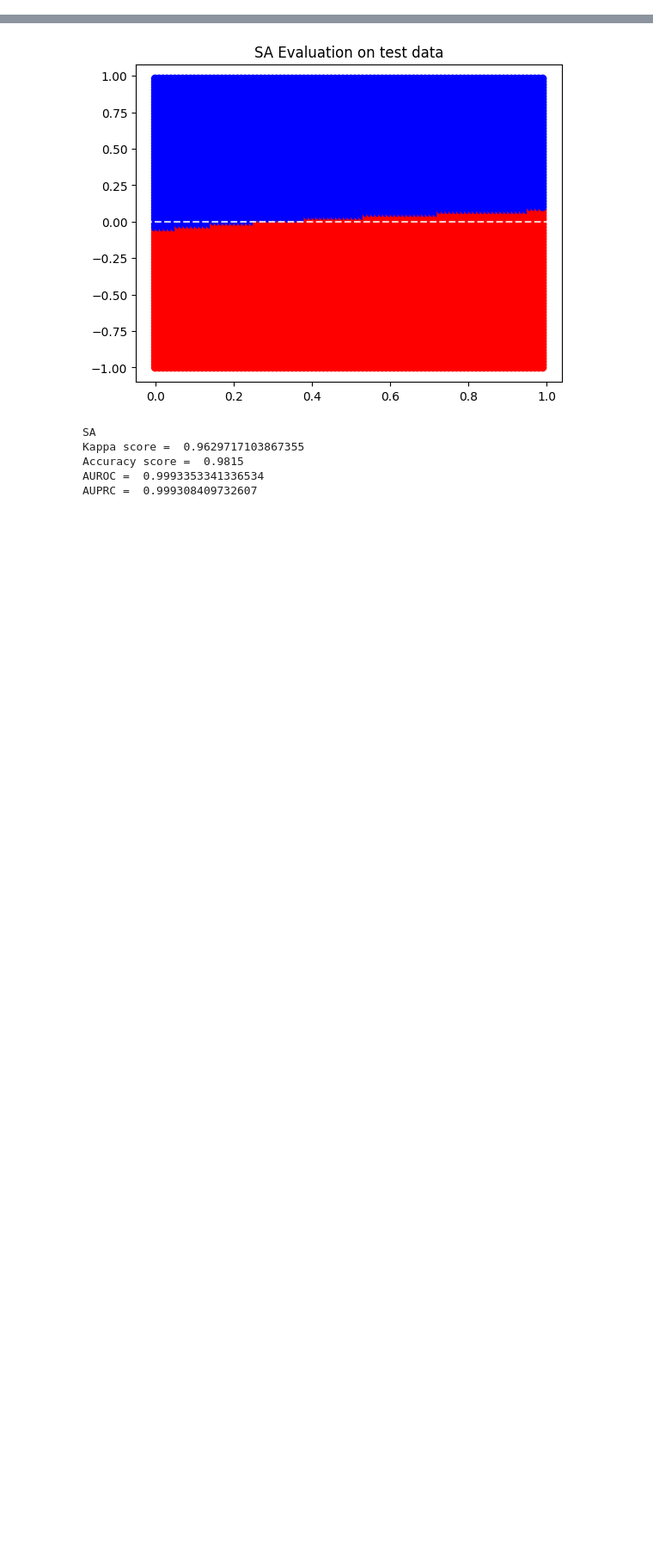
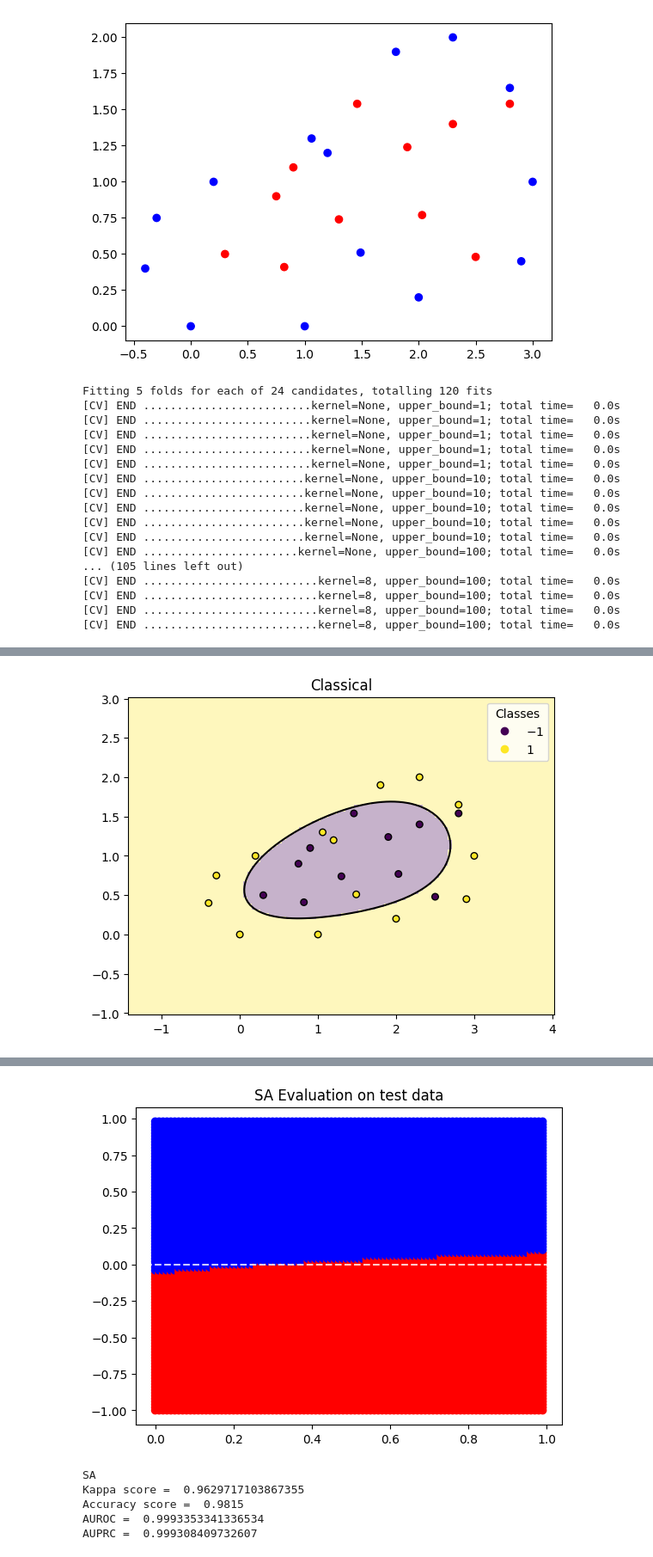
Before and after one commit to oliverszal/CML_benchmarks, a Jupyter notebook: SVM.ipynb, the cells around one changed output, grey strips where cells are left out. Shown at 86% size. Cells and saved outputs as stored; diff of their text form; code cells hidden in the pictures; blank space fills up the shorter version.

```diff
--- a/SVM.ipynb
+++ b/SVM.ipynb
@@ -533,0 +9,72 @@ kernel = gauss_kernel(1)
+# %%
+vectors = np.array([
+    [0,0],
+    [1,0],
+    [2,0.2],
+    [3,1],
+    [2.3,2],
+    [1.8,1.9],
+    [1.2,1.2],
+    [0.2,1],
+    [-0.4,0.4],
+    [1.49, 0.51],
+    [2.9,0.45],
+    [1.06,1.3],
+    [-0.3,0.75],
+    [2.8,1.65],
+    [1.46, 1.54],
+    [0.3,0.5],
+    [0.75,0.9],
+    [0.9,1.1],
+    [0.82,0.41],
+    [1.9,1.24],
+    [2.3,1.4],
+    [2.5,0.48],
+    [2.8,1.54],
+    [2.03, 0.77],
+    [1.3, 0.74]
+])
+N = len(vectors)
+num_blues = 14
+labels = np.append(np.ones(num_blues), - np.ones(N-num_blues))
+x, y = np.transpose(vectors)
+plt.scatter(x,y, c=['blue' if labels[i] > 0 else 'red' for i in range(N)])
+plt.show()
+
+cparam_grid = {'upper_bound':[1,10,100], 'kernel':[None,1/8,1/4,1/2,1,2,4,8]}
+#qparam_grid = {'base':[2,10], 'num_encoding': [2,3,4], 'kernel':[None,1/8,1/2,2,8], 'penalty':[0,1/8,1/4,1/2,1,4], 'adjust_bias':[False, True]}
+qparam_grid = {'base':[2,10], 'num_encoding': [2,3], 'kernel':[None,1/8,1/4], 'penalty':[0,1/8,1/4,1/2], 'adjust_bias':[True]}
+cSVM = svm.cSVM_estimator()
+#cSVM.fit(vectors, labels)
+c_f, c_param_df, c_grid_search = svm.hyperparameter_optimization(cSVM, cparam_grid, vectors, labels, print_info=True)
+svm.plot_training_data_with_decision_boundary(c_grid_search.best_estimator_, vectors, labels, plot_margins=False, title='Classical', support_vectors=False, save=False)
+print('Classical Kappa:', svm.kappa(c_f(vectors), labels))
+
+qSVM = svm.qSVM_estimator(solver='QA', samples=10, choose_function='mean', adjust_bias=True)
+#qSVM.fit(vectors, labels)
+f, param_df, grid_search = svm.hyperparameter_optimization(qSVM, qparam_grid, vectors, labels, print_info=True)
+fs = grid_search.best_estimator_.decision_functions_
+for i in range(10):
+    svm.plot_training_data_with_decision_boundary(fs[i], vectors, labels, plot_margins=False, title='QA sample {}'.format(i), support_vectors=False, save=False)
+    print(svm.kappa(fs[i](vectors), labels))
+svm.plot_training_data_with_decision_boundary(grid_search.best_estimator_, vectors, labels, plot_margins=False, title='QA mean', support_vectors=False, save=False)
+print('SA Average Kappa:', svm.kappa(f(vectors), labels))
+# %% [output]
+[figure, added]
+Fitting 5 folds for each of 24 candidates, totalling 120 fits
+[CV] END .........................kernel=None, upper_bound=1; total time=   0.0s
+[CV] END .........................kernel=None, upper_bound=1; total time=   0.0s
+[CV] END .........................kernel=None, upper_bound=1; total time=   0.0s
+[CV] END .........................kernel=None, upper_bound=1; total time=   0.0s
+[CV] END .........................kernel=None, upper_bound=1; total time=   0.0s
+[CV] END ........................kernel=None, upper_bound=10; total time=   0.0s
+[CV] END ........................kernel=None, upper_bound=10; total time=   0.0s
+[CV] END ........................kernel=None, upper_bound=10; total time=   0.0s
+[CV] END ........................kernel=None, upper_bound=10; total time=   0.0s
+[CV] END ........................kernel=None, upper_bound=10; total time=   0.0s
+[CV] END .......................kernel=None, upper_bound=100; total time=   0.0s
+... (105 lines left out)
+[CV] END ..........................kernel=8, upper_bound=100; total time=   0.0s
+[CV] END ..........................kernel=8, upper_bound=100; total time=   0.0s
+[CV] END ..........................kernel=8, upper_bound=100; total time=   0.0s
+[CV] END ..........................kernel=8, upper_bound=100; total time=   0.0s
@@ -533,0 +98 @@ kernel = gauss_kernel(1)
+[figure, added]
```
Also changed, not shown: parts of 25 cells of this notebook, 1 other file.
